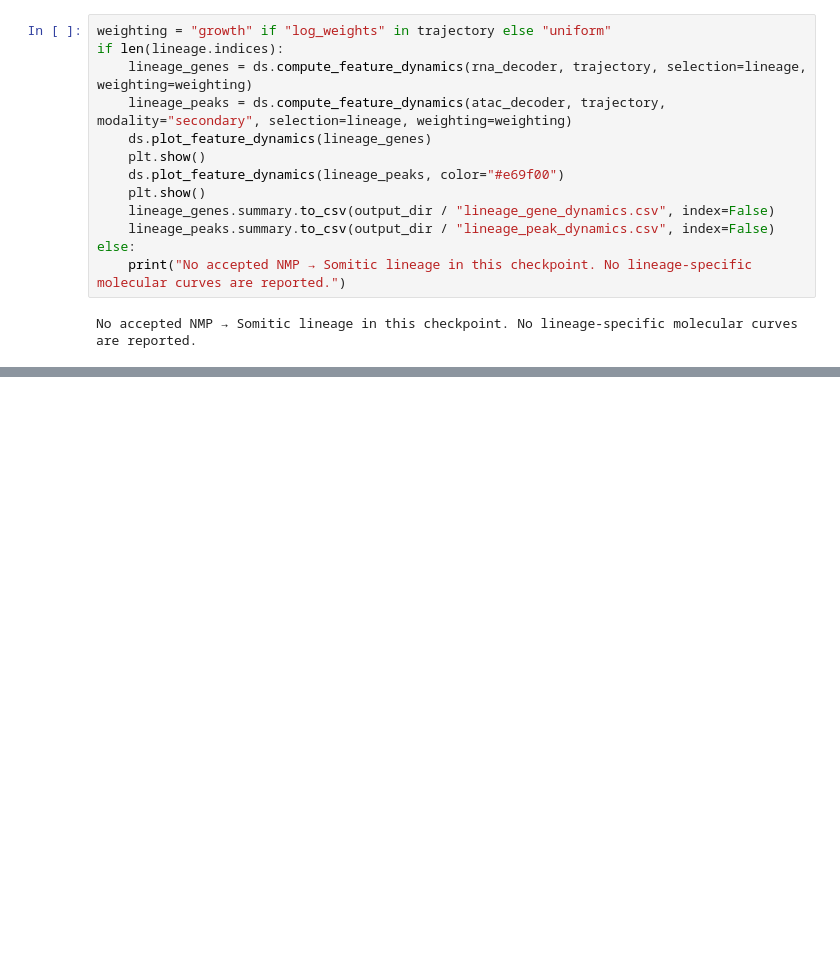
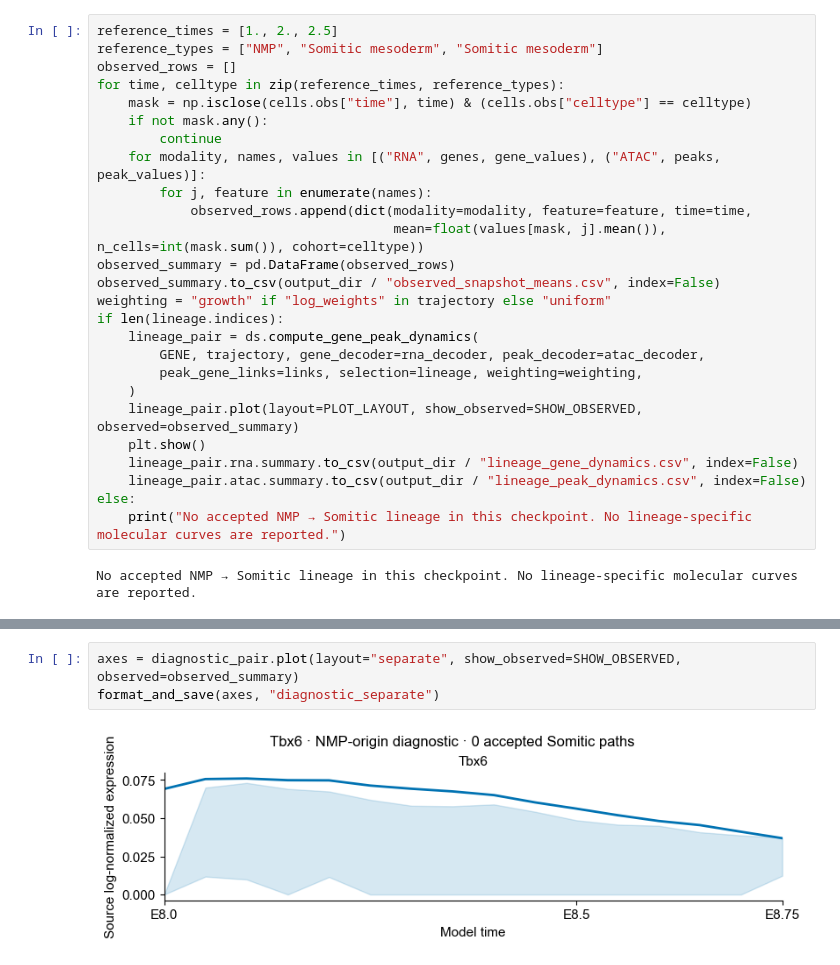
Before and after one commit to shankswang953/COATI, a Jupyter notebook: docs/tutorials/09_lineage_features.ipynb, the cells around one changed output, grey strips where cells are left out. Drawn from its saved outputs; the diff is of its cells as text; blank space fills up the shorter version.

```diff
--- a/docs/tutorials/09_lineage_features.ipynb
+++ b/docs/tutorials/09_lineage_features.ipynb
@@ -160,14 +174,27 @@ An unsupported coordinate becomes NaN and leaves a plot gap. Inspect `summary["c
 # %%
+reference_times = [1., 2., 2.5]
+reference_types = ["NMP", "Somitic mesoderm", "Somitic mesoderm"]
+observed_rows = []
+for time, celltype in zip(reference_times, reference_types):
+    mask = np.isclose(cells.obs["time"], time) & (cells.obs["celltype"] == celltype)
+    if not mask.any():
+        continue
+    for modality, names, values in [("RNA", genes, gene_values), ("ATAC", peaks, peak_values)]:
+        for j, feature in enumerate(names):
+            observed_rows.append(dict(modality=modality, feature=feature, time=time,
+                                      mean=float(values[mask, j].mean()), n_cells=int(mask.sum()), cohort=celltype))
+observed_summary = pd.DataFrame(observed_rows)
+observed_summary.to_csv(output_dir / "observed_snapshot_means.csv", index=False)
 weighting = "growth" if "log_weights" in trajectory else "uniform"
 if len(lineage.indices):
-    lineage_genes = ds.compute_feature_dynamics(rna_decoder, trajectory, selection=lineage, weighting=weighting)
-    lineage_peaks = ds.compute_feature_dynamics(atac_decoder, trajectory, modality="secondary", selection=lineage, weighting=weighting)
-    ds.plot_feature_dynamics(lineage_genes)
+    lineage_pair = ds.compute_gene_peak_dynamics(
+        GENE, trajectory, gene_decoder=rna_decoder, peak_decoder=atac_decoder,
+        peak_gene_links=links, selection=lineage, weighting=weighting,
+    )
+    lineage_pair.plot(layout=PLOT_LAYOUT, show_observed=SHOW_OBSERVED, observed=observed_summary)
     plt.show()
-    ds.plot_feature_dynamics(lineage_peaks, color="#e69f00")
-    plt.show()
-    lineage_genes.summary.to_csv(output_dir / "lineage_gene_dynamics.csv", index=False)
-    lineage_peaks.summary.to_csv(output_dir / "lineage_peak_dynamics.csv", index=False)
+    lineage_pair.rna.summary.to_csv(output_dir / "lineage_gene_dynamics.csv", index=False)
+    lineage_pair.atac.summary.to_csv(output_dir / "lineage_peak_dynamics.csv", index=False)
 else:
     print("No accepted NMP → Somitic lineage in this checkpoint. No lineage-specific molecular curves are reported.")
 # %% [output]
@@ -236,0 +252,5 @@ Output: /Users/jingfeng/local/project/COATI/outputs/lineage-dynamics-1b2fe28a
+# %%
+axes = diagnostic_pair.plot(layout="separate", show_observed=SHOW_OBSERVED, observed=observed_summary)
+format_and_save(axes, "diagnostic_separate")
+# %% [output]
+[figure, added]
```
Also changed, not shown: parts of 14 cells of this notebook, 8 other files.
